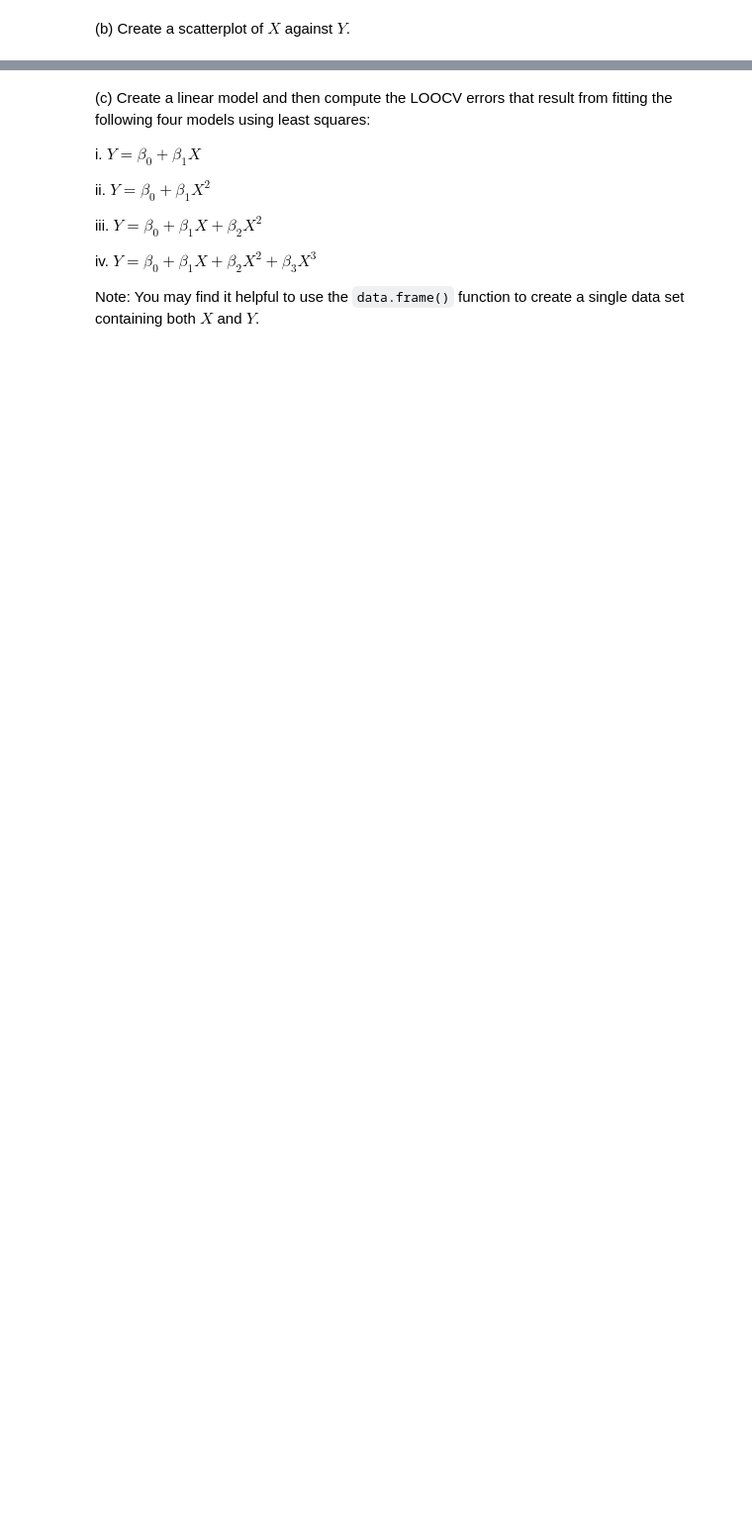
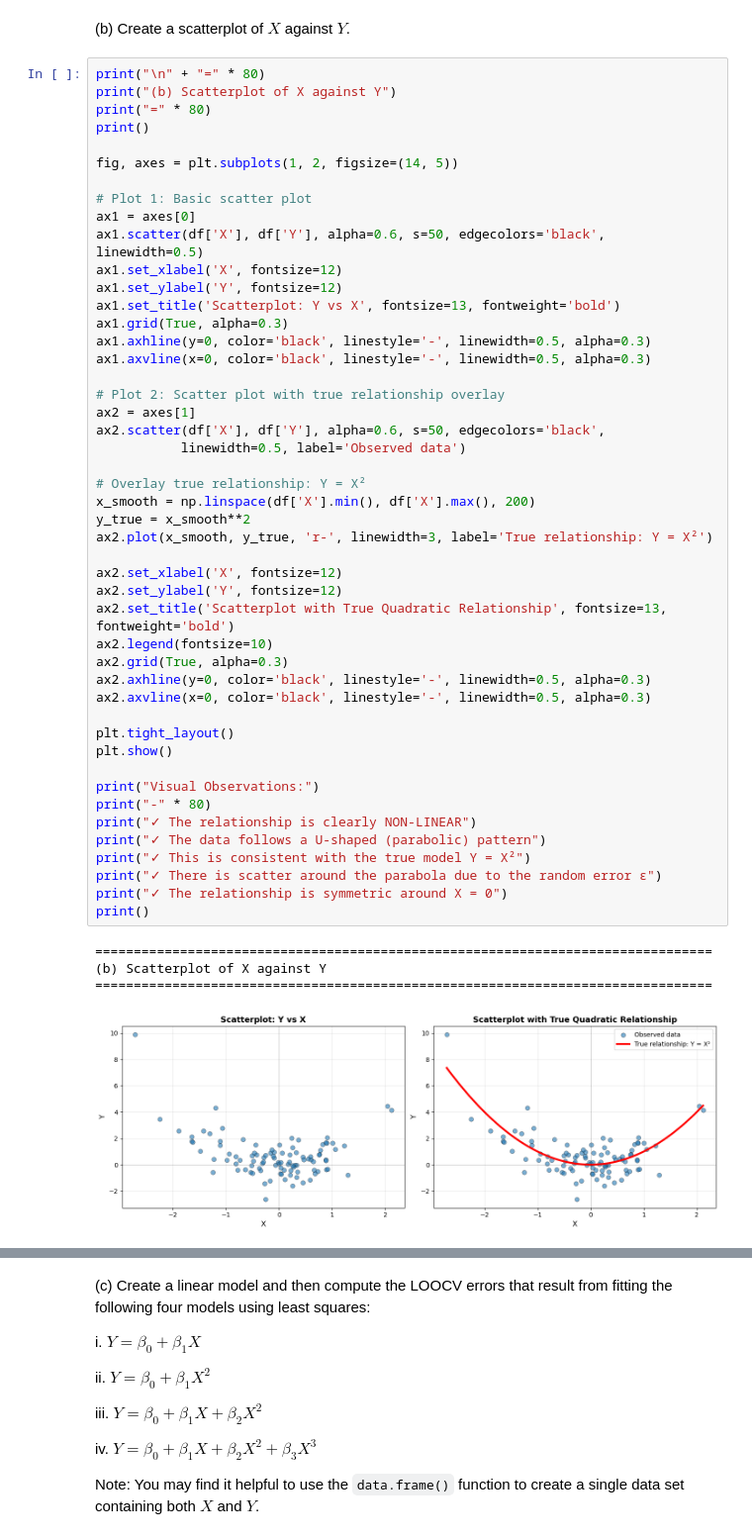
Before and after one commit to zozoking101/An-Introduction-to-Statistical-Learning-with-Applications-in-Python, a Jupyter notebook: 5_Resampling_Methods/Chapter_5.ipynb, the cells around one changed output, grey strips where cells are left out. Shown at 99% size. Saved outputs shown, nothing was run; the diff lists cells and outputs as text; blank space fills up the shorter version.

```diff
--- a/5_Resampling_Methods/Chapter_5.ipynb
+++ b/5_Resampling_Methods/Chapter_5.ipynb
@@ -3715,2 +4349,54 @@ results.
 # %% [markdown]
 (b) Create a scatterplot of $ X $ against $ Y $.
+# %%
+print("\n" + "=" * 80)
+print("(b) Scatterplot of X against Y")
+print("=" * 80)
+print()
+
+fig, axes = plt.subplots(1, 2, figsize=(14, 5))
+
+# Plot 1: Basic scatter plot
+ax1 = axes[0]
+ax1.scatter(df['X'], df['Y'], alpha=0.6, s=50, edgecolors='black', linewidth=0.5)
+ax1.set_xlabel('X', fontsize=12)
+ax1.set_ylabel('Y', fontsize=12)
+ax1.set_title('Scatterplot: Y vs X', fontsize=13, fontweight='bold')
+ax1.grid(True, alpha=0.3)
+ax1.axhline(y=0, color='black', linestyle='-', linewidth=0.5, alpha=0.3)
+ax1.axvline(x=0, color='black', linestyle='-', linewidth=0.5, alpha=0.3)
+
+# Plot 2: Scatter plot with true relationship overlay
+ax2 = axes[1]
+ax2.scatter(df['X'], df['Y'], alpha=0.6, s=50, edgecolors='black',
+           linewidth=0.5, label='Observed data')
+
+# Overlay true relationship: Y = X²
+x_smooth = np.linspace(df['X'].min(), df['X'].max(), 200)
+y_true = x_smooth**2
+ax2.plot(x_smooth, y_true, 'r-', linewidth=3, label='True relationship: Y = X²')
+
+ax2.set_xlabel('X', fontsize=12)
+ax2.set_ylabel('Y', fontsize=12)
+ax2.set_title('Scatterplot with True Quadratic Relationship', fontsize=13, fontweight='bold')
+ax2.legend(fontsize=10)
+ax2.grid(True, alpha=0.3)
+ax2.axhline(y=0, color='black', linestyle='-', linewidth=0.5, alpha=0.3)
+ax2.axvline(x=0, color='black', linestyle='-', linewidth=0.5, alpha=0.3)
+
+plt.tight_layout()
+plt.show()
+
+print("Visual Observations:")
+print("-" * 80)
+print("✓ The relationship is clearly NON-LINEAR")
+print("✓ The data follows a U-shaped (parabolic) pattern")
+print("✓ This is consistent with the true model Y = X²")
+print("✓ There is scatter around the parabola due to the random error ε")
+print("✓ The relationship is symmetric around X = 0")
+print()
+# %% [output]
+================================================================================
+(b) Scatterplot of X against Y
+================================================================================
+[figure, added]
```
Also changed, not shown: parts of 5 cells of this notebook, 1 other file.
